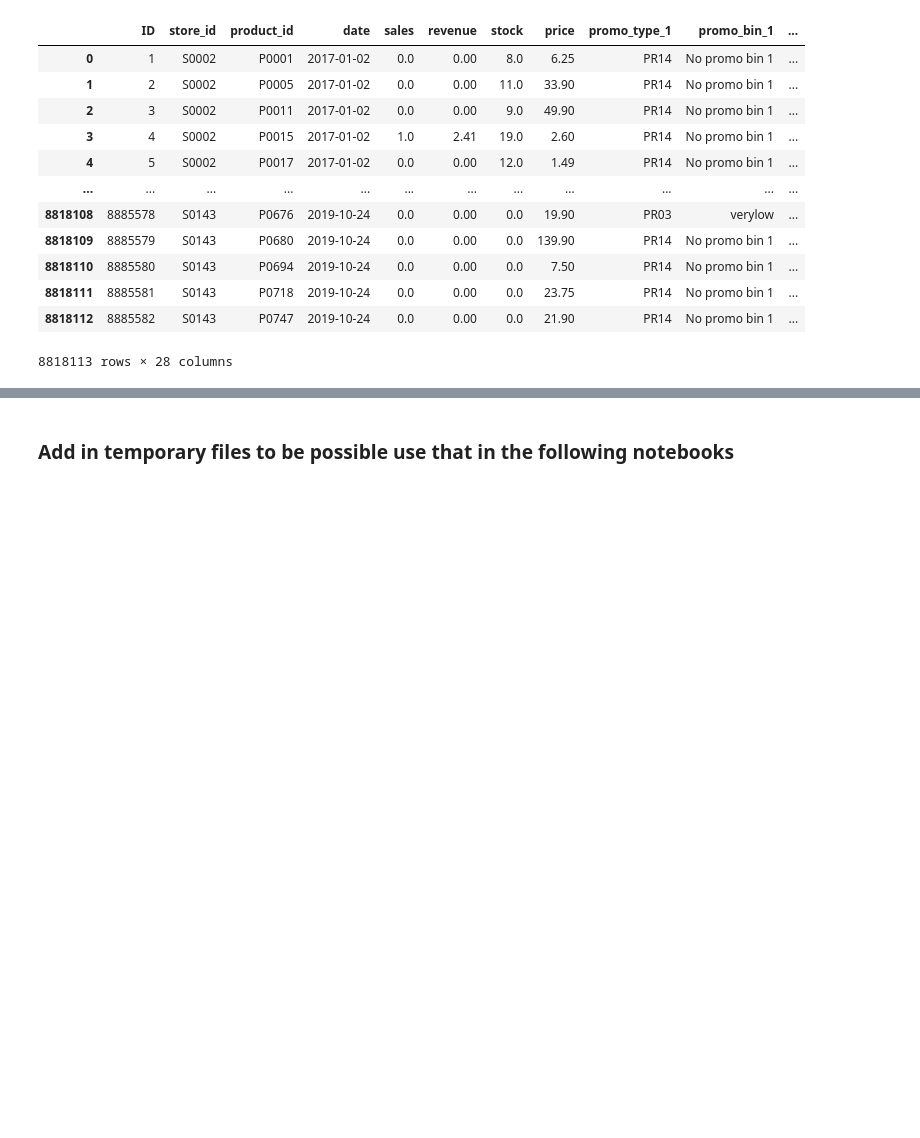
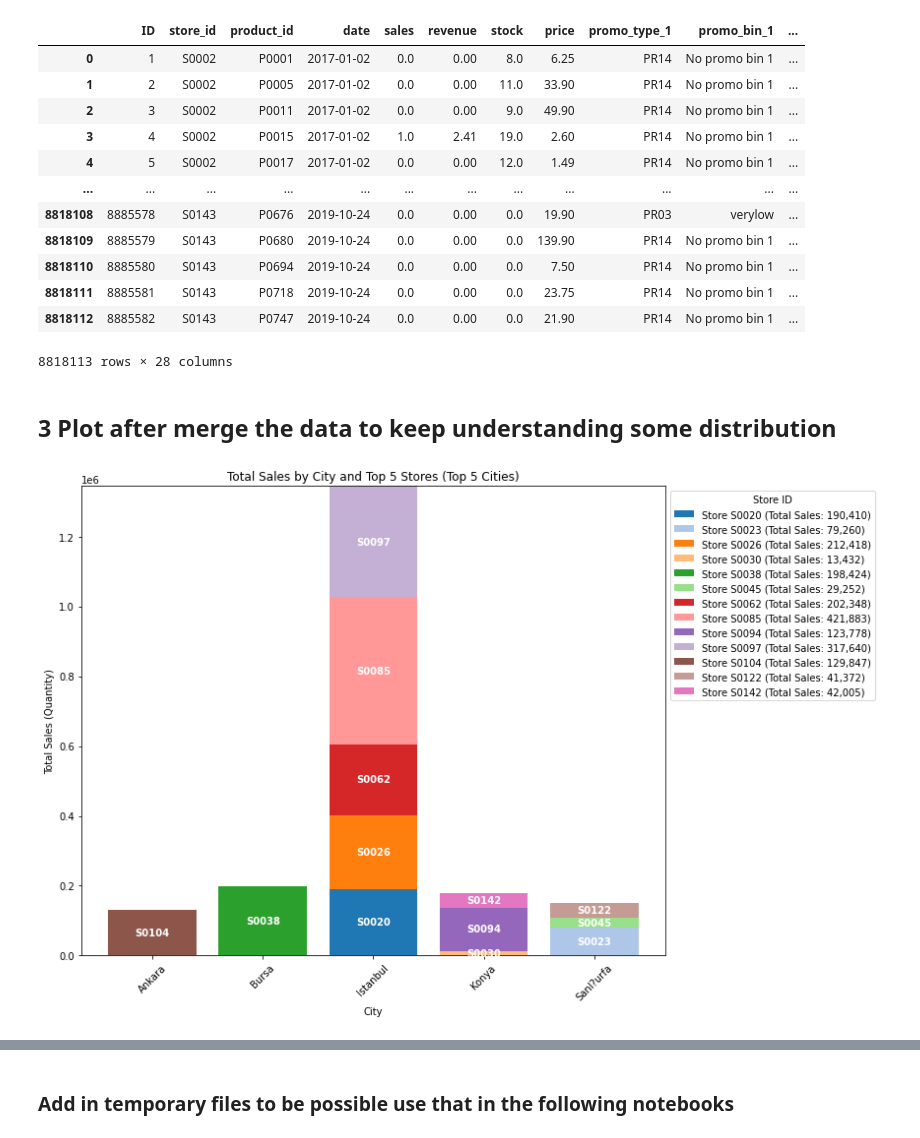
Before and after one commit to yurimfreitas/ProjectII, a Jupyter notebook: 4-DataTransforming.ipynb, the cells around one changed output, grey strips where cells are left out. Drawn from its saved outputs; the diff is of its cells as text; code cells hidden in the pictures; blank space fills up the shorter version.

```diff
--- a/4-DataTransforming.ipynb
+++ b/4-DataTransforming.ipynb
@@ -50,3 +50,68 @@ df_sales_comp
 | 8818111 | 8885581 | S0143 | P0718 | 2019-10-24 | 0.0 | 0.00 | 0.0 | 23.75 | PR14 | No promo bin 1 | ... |
 | 8818112 | 8885582 | S0143 | P0747 | 2019-10-24 | 0.0 | 0.00 | 0.0 | 21.90 | PR14 | No promo bin 1 | ... |
 8818113 rows × 28 columns
+# %% [markdown]
+## 3 Plot after merge the data to keep understanding some distribution
+# %%
+# Group by city_code and store_id, then sum the sales
+grouped_data = df_sales_comp.groupby(['city_code', 'store_id'])['sales'].sum().reset_index()
+
+# Find the top 5 cities by total sales
+top_cities = grouped_data.groupby('city_code')['sales'].sum().nlargest(5).index
+
+# Filter the data to include only the top 5 cities
+top_cities_data = grouped_data[grouped_data['city_code'].isin(top_cities)]
+
+# Find the top 5 stores by sales within each city
+top_stores_per_city = (
+    top_cities_data.groupby('city_code')
+    .apply(lambda x: x.nlargest(5, 'sales'))
+    .reset_index(drop=True)
+)
+
+# Pivot the data to get a matrix with cities as rows and stores as columns
+pivot_data = top_stores_per_city.pivot(index='city_code', columns='store_id', values='sales').fillna(0)
+
+# Calculate the total sales for each store
+store_totals = pivot_data.sum(axis=0)
+
+# Plotting
+fig, ax = plt.subplots(figsize=(12, 8))
+
+# Define bottom for stacking bars
+bottom = pd.Series([0] * len(pivot_data), index=pivot_data.index)
+
+# Colors for the bars
+colors = plt.cm.tab20.colors
+
+# Plot each store's sales as a stacked bar
+for i, store in enumerate(pivot_data.columns):
+    bars = ax.bar(pivot_data.index, pivot_data[store], bottom=bottom, color=colors[i % len(colors)], label=f'Store {store} (Total Sales: {store_totals[store]:,.0f})')
+
+    # Add text annotations
+    for bar in bars:
+        height = bar.get_height()
+        if height > 0:
+            ax.text(
+                bar.get_x() + bar.get_width() / 2,
+                bar.get_y() + height / 2,
+                f'{store}',
+                ha='center',
+                va='center',
+                color='white',
+                fontsize=10,
+                fontweight='bold'
+            )
+
+    bottom += pivot_data[store]
+
+# Adding labels and title
+plt.xlabel('City')
+plt.ylabel('Total Sales (Quantity)')
+plt.title('Total Sales by City and Top 5 Stores (Top 5 Cities)')
+plt.xticks(rotation=45)
+plt.legend(title='Store ID', loc='upper left', bbox_to_anchor=(1, 1))
+plt.tight_layout()
+plt.show()
+# %% [output]
+[figure, added]
```
Also changed, not shown: parts of 10 cells of this notebook, 4 other files.
